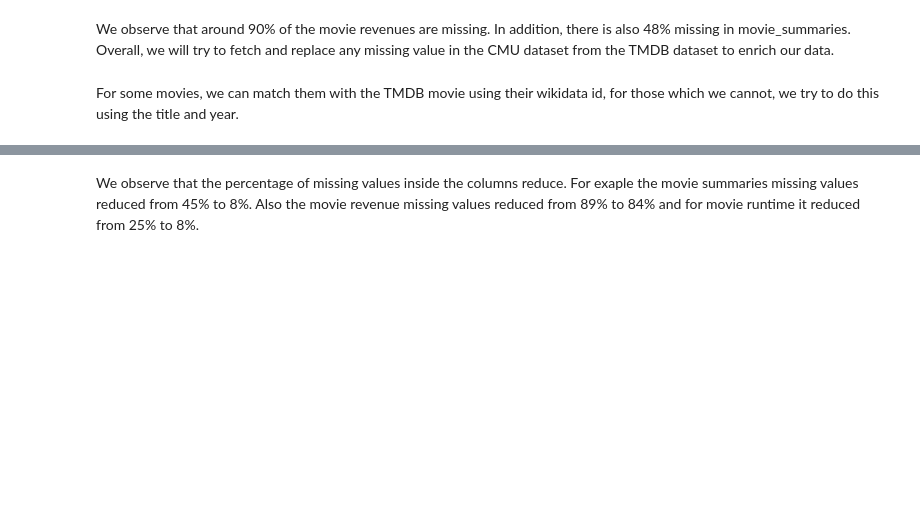
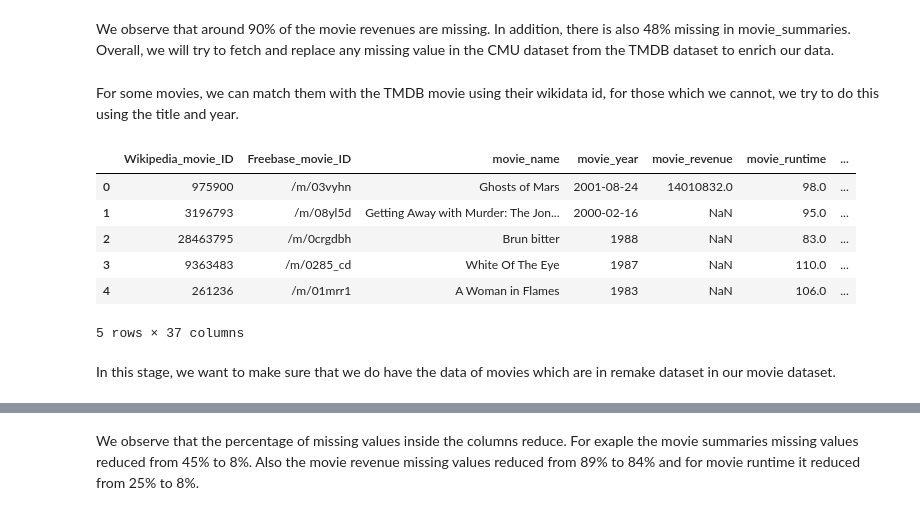
Before and after one commit to epfl-ada/ada-2024-project-madayam, a Jupyter notebook: src/eda.ipynb, the cells around one changed output, grey strips where cells are left out. Saved outputs shown, nothing was run; the diff lists cells and outputs as text; code cells hidden in the pictures; blank space fills up the shorter version.

Commit message:
Handling Missing Data

```diff
--- a/src/eda.ipynb
+++ b/src/eda.ipynb
@@ -59,3 +61,15 @@ tmdb_df_out_nan = tmdb_df[tmdb_df['wikidata_id'].notnull()]
 tmdb_only_cmu_df = tmdb_df_out_nan[tmdb_df_out_nan['wikidata_id'].isin(cmu_df['wikidata_id'])]
 
 merged_df = pd.merge(cmu_df, tmdb_only_cmu_df, on='wikidata_id', how='inner')
+# %%
+merged_df.head()
+# %% [output]
+|  | Wikipedia_movie_ID | Freebase_movie_ID | movie_name | movie_year | movie_revenue | movie_runtime | ... |
+| 0 | 975900 | /m/03vyhn | Ghosts of Mars | 2001-08-24 | 14010832.0 | 98.0 | ... |
+| 1 | 3196793 | /m/08yl5d | Getting Away with Murder: The Jon... | 2000-02-16 | NaN | 95.0 | ... |
+| 2 | 28463795 | /m/0crgdbh | Brun bitter | 1988 | NaN | 83.0 | ... |
+| 3 | 9363483 | /m/0285_cd | White Of The Eye | 1987 | NaN | 110.0 | ... |
+| 4 | 261236 | /m/01mrr1 | A Woman in Flames | 1983 | NaN | 106.0 | ... |
+5 rows × 37 columns
+# %% [markdown]
+In this stage, we want to make sure that we do have the data of movies which are in remake dataset in our movie dataset.
```
Also changed, not shown: parts of 17 cells of this notebook.
